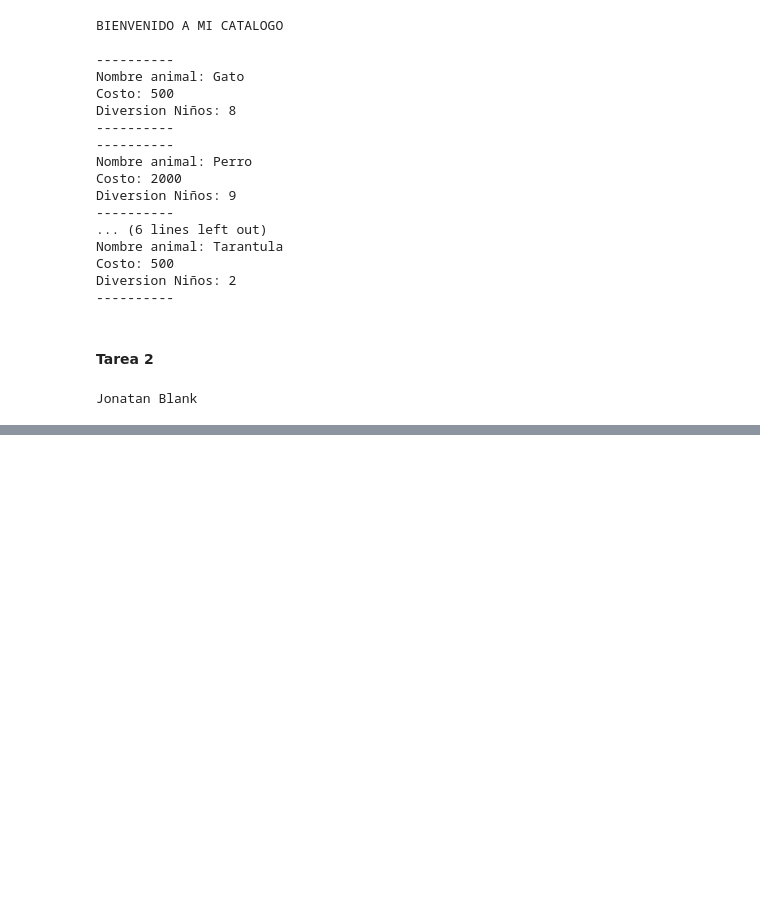
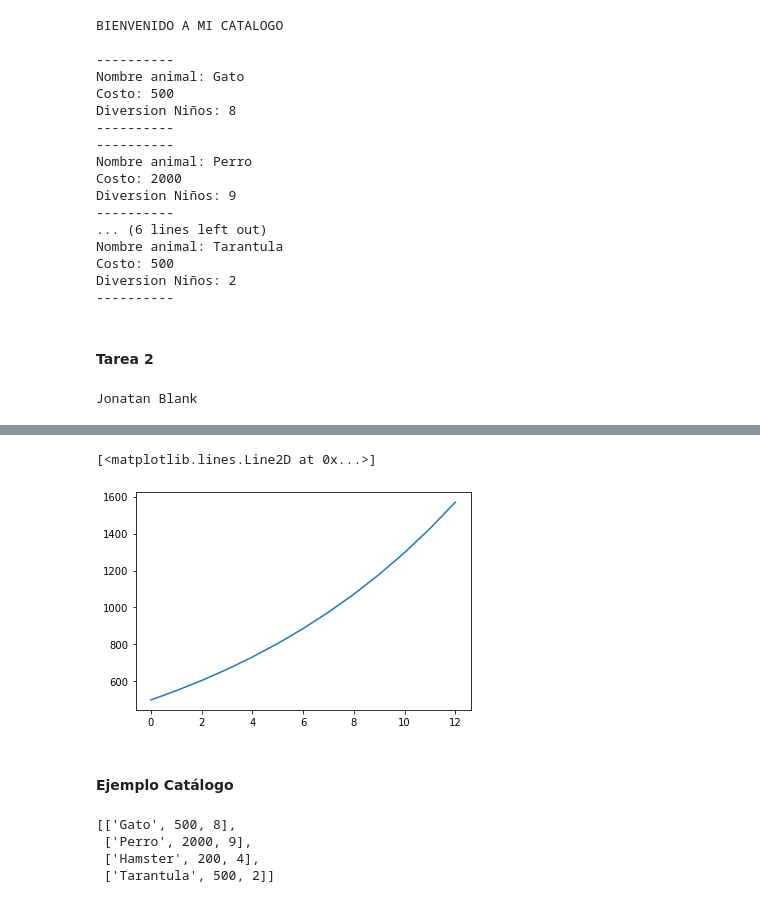
Before and after one commit to blankhall98/ZERO-2-HERO-PYTHON---Finance-Data-Science, a Jupyter notebook: Python Básico.ipynb, the cells around one changed output, grey strips where cells are left out. Saved outputs shown, nothing was run; the diff lists cells and outputs as text; code cells hidden in the pictures; blank space fills up the shorter version.

```diff
--- a/Python Básico.ipynb
+++ b/Python Básico.ipynb
@@ -161,0 +211,4 @@ Jonatan Blank
+# %%
+def interes_compuesto(monto,tasa,tiempo):
+    interes = monto*(1+tasa)**tiempo
+    return interes
@@ -161,0 +219,11 @@ Jonatan Blank
+# %%
+valores_compuesto = []
+for m in meses:
+    valores_compuesto.append(interes_compuesto(500,0.1,m))
+# %%
+plt.plot(meses,valores_compuesto)
+# %% [output]
+[<matplotlib.lines.Line2D at 0x...>]
+[figure, added]
+# %% [markdown]
+#### Ejemplo Catálogo
@@ -161,0 +241,7 @@ Jonatan Blank
+# %%
+catalogo
+# %% [output]
+[['Gato', 500, 8],
+ ['Perro', 2000, 9],
+ ['Hamster', 200, 4],
+ ['Tarantula', 500, 2]]
```
Also changed, not shown: parts of 16 cells of this notebook.
